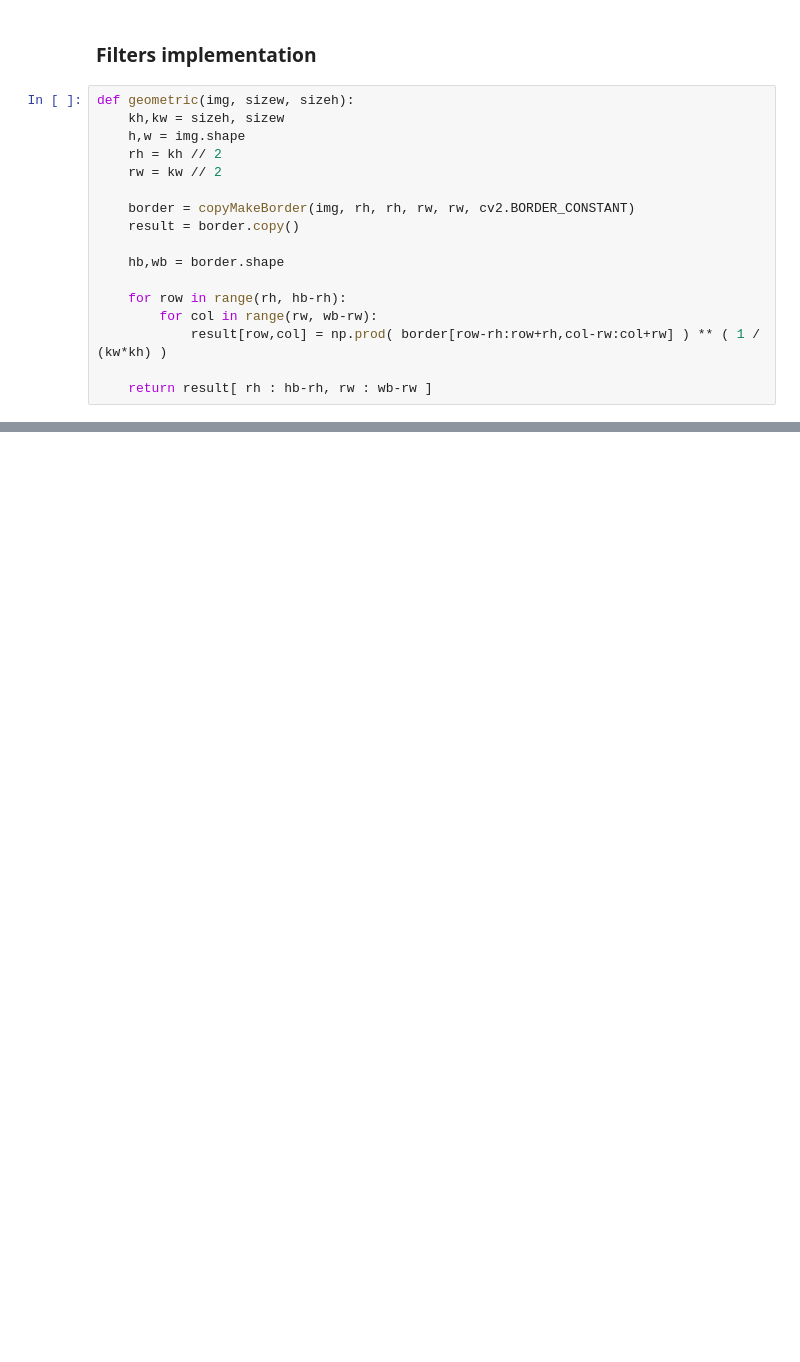
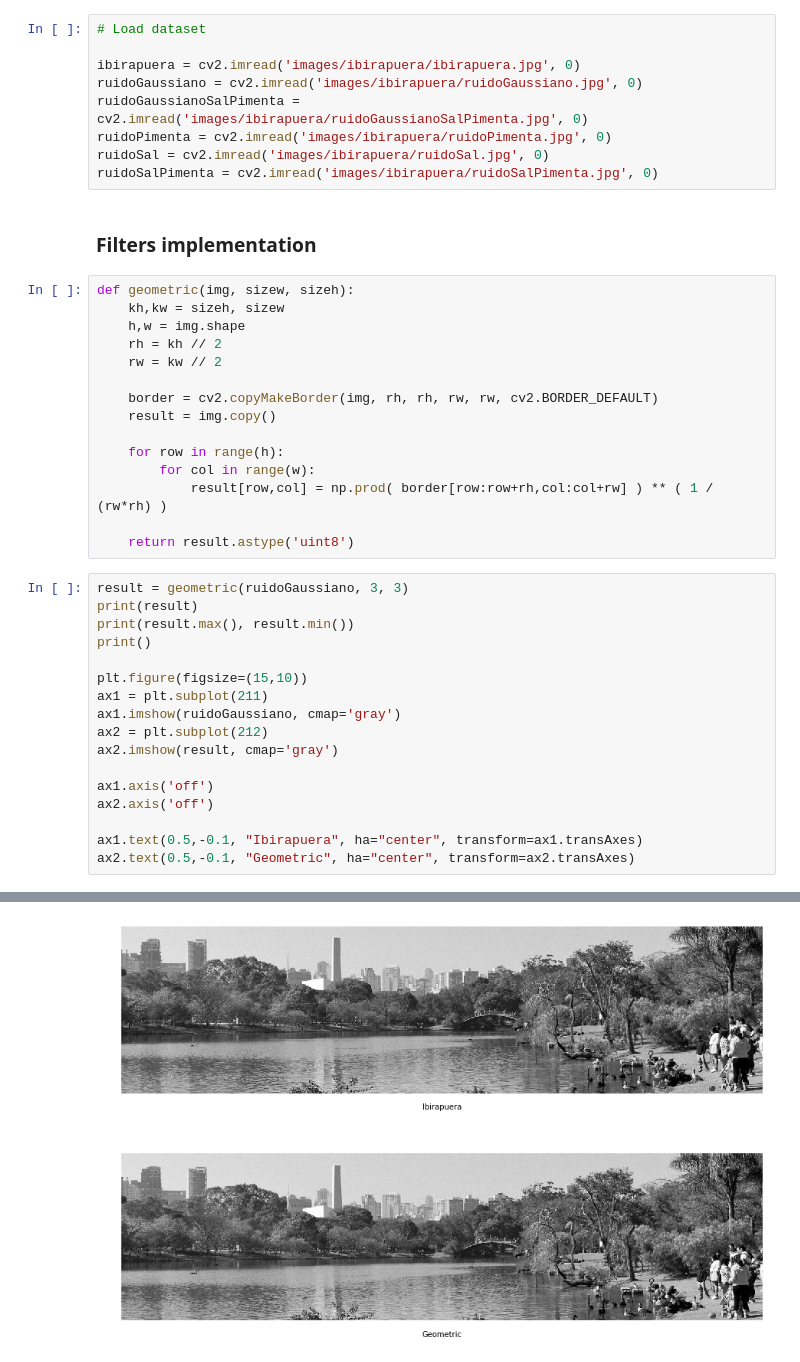
Before and after one commit to vinihcampos/digiproc, a Jupyter notebook: Exercise#4/Exercise#4.ipynb, the cells around one changed output, grey strips where cells are left out. Cells and saved outputs as stored; diff of their text form; blank space fills up the shorter version.

Commit message:
Fix some problems with geometric mean function

```diff
--- a/Exercise#4/Exercise#4.ipynb
+++ b/Exercise#4/Exercise#4.ipynb
@@ -149,6 +149,15 @@ Text(0.5, -0.1, 'Hist')
 [figure]
 # %% [markdown]
 ## Image correction
+# %%
+# Load dataset
+
+ibirapuera = cv2.imread('images/ibirapuera/ibirapuera.jpg', 0)
+ruidoGaussiano = cv2.imread('images/ibirapuera/ruidoGaussiano.jpg', 0)
+ruidoGaussianoSalPimenta = cv2.imread('images/ibirapuera/ruidoGaussianoSalPimenta.jpg', 0)
+ruidoPimenta = cv2.imread('images/ibirapuera/ruidoPimenta.jpg', 0)
+ruidoSal = cv2.imread('images/ibirapuera/ruidoSal.jpg', 0)
+ruidoSalPimenta = cv2.imread('images/ibirapuera/ruidoSalPimenta.jpg', 0)
 # %% [markdown]
 ### Filters implementation
 # %%
@@ -158,13 +167,29 @@ def geometric(img, sizew, sizeh):
     rh = kh // 2
     rw = kw // 2
 
-    border = copyMakeBorder(img, rh, rh, rw, rw, cv2.BORDER_CONSTANT)
-    result = border.copy()
+    border = cv2.copyMakeBorder(img, rh, rh, rw, rw, cv2.BORDER_DEFAULT)
+    result = img.copy()
 
-    hb,wb = border.shape
+    for row in range(h):
+        for col in range(w):
+            result[row,col] = np.prod( border[row:row+rh,col:col+rw] ) ** ( 1 / (rw*rh) )
 
-    for row in range(rh, hb-rh):
-        for col in range(rw, wb-rw):
-            result[row,col] = np.prod( border[row-rh:row+rh,col-rw:col+rw] ) ** ( 1 / (kw*kh) )
-
-    return result[ rh : hb-rh, rw : wb-rw ]
+    return result.astype('uint8')
+# %%
+result = geometric(ruidoGaussiano, 3, 3)
+print(result)
+print(result.max(), result.min())
+print()
+
+plt.figure(figsize=(15,10))
+ax1 = plt.subplot(211)
+ax1.imshow(ruidoGaussiano, cmap='gray')
+ax2 = plt.subplot(212)
+ax2.imshow(result, cmap='gray')
+
+ax1.axis('off')
+ax2.axis('off')
+
+ax1.text(0.5,-0.1, "Ibirapuera", ha="center", transform=ax1.transAxes)
+ax2.text(0.5,-0.1, "Geometric", ha="center", transform=ax2.transAxes)
+# %% [output]
@@ -170,0 +205 @@ def geometric(img, sizew, sizeh):
+[figure, added]
```
Also changed, not shown: parts of 1 cell of this notebook.
